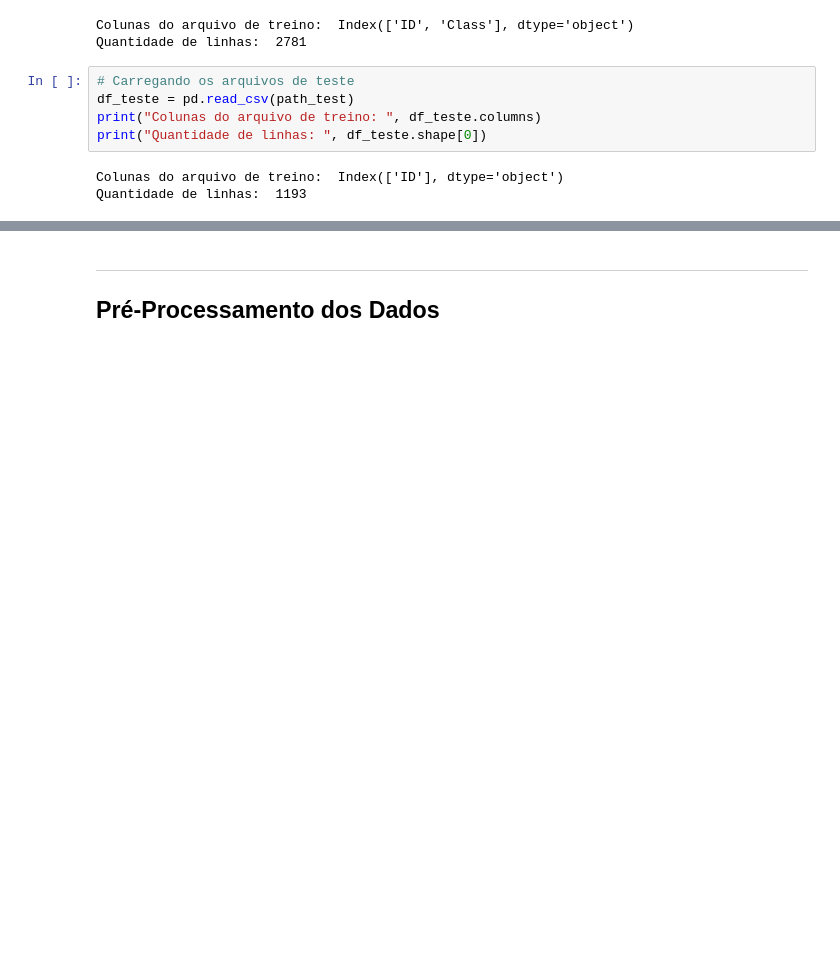
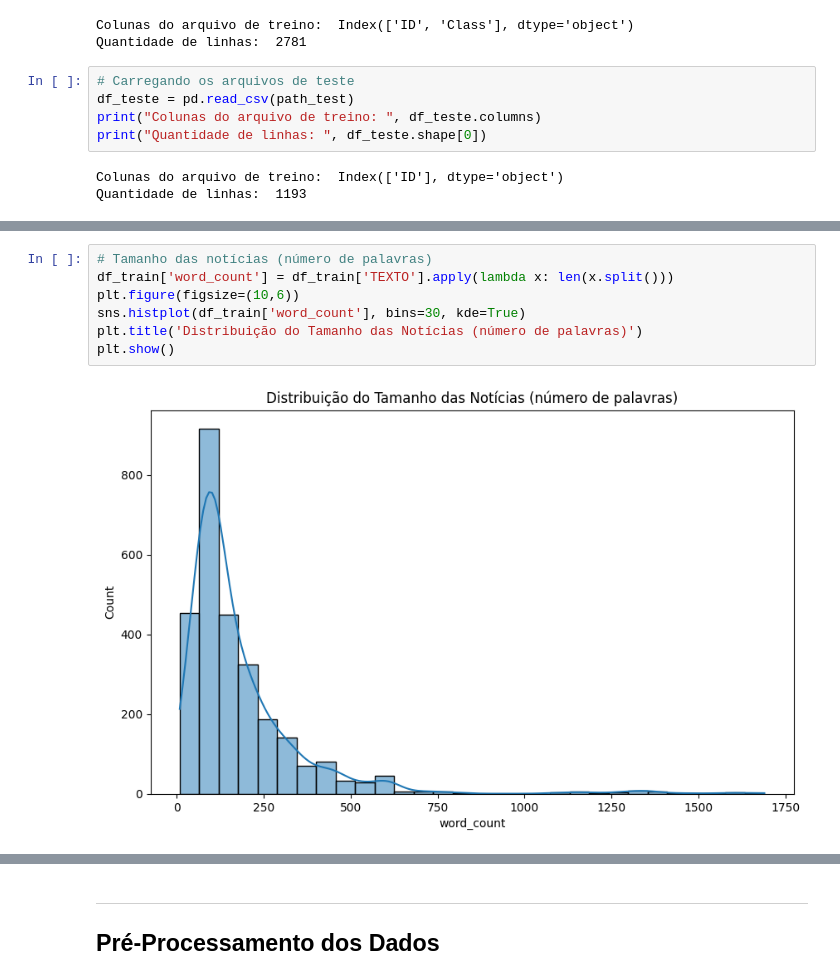
Before and after one commit to Lima-49/af_inteligencia_artificial, a Jupyter notebook: mlp.ipynb, the cells around one changed output, grey strips where cells are left out. Drawn from its saved outputs; the diff is of its cells as text; blank space fills up the shorter version.

```diff
--- a/mlp.ipynb
+++ b/mlp.ipynb
@@ -75,0 +198,9 @@ Quantidade de linhas:  1193
+# %%
+# Tamanho das notícias (número de palavras)
+df_train['word_count'] = df_train['TEXTO'].apply(lambda x: len(x.split()))
+plt.figure(figsize=(10,6))
+sns.histplot(df_train['word_count'], bins=30, kde=True)
+plt.title('Distribuição do Tamanho das Notícias (número de palavras)')
+plt.show()
+# %% [output]
+[figure, added]
```
Also changed, not shown: parts of 66 cells of this notebook, 3 other files.
